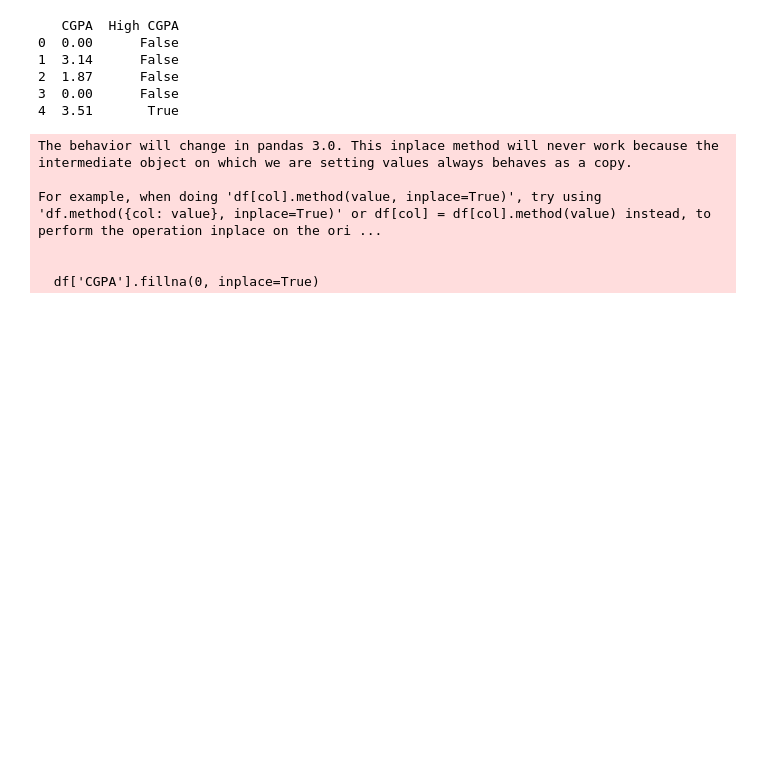
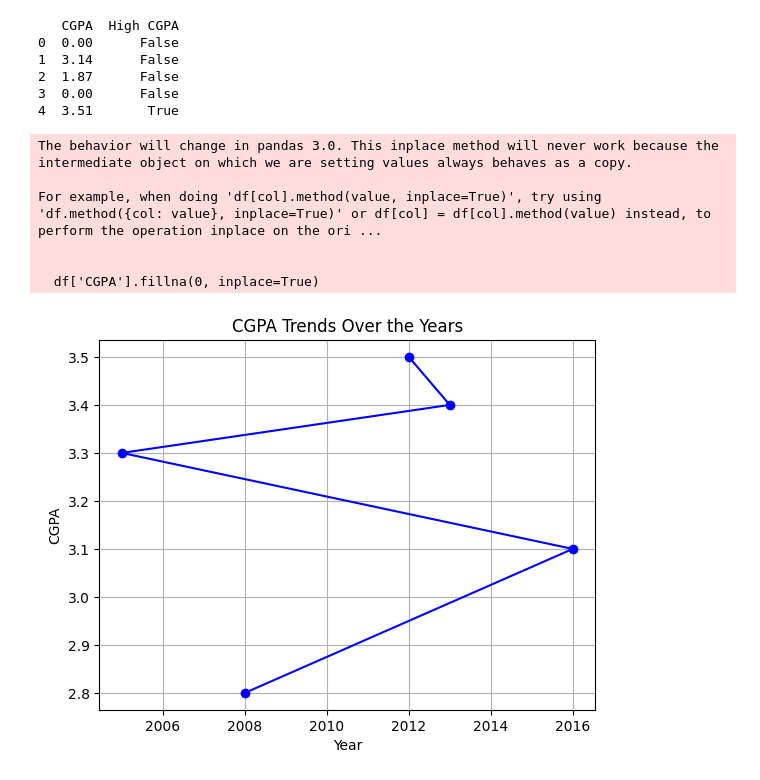
Before and after one commit to nilanusrat/bpp-01-08-DataAnalysisAndVisualize, a Jupyter notebook: BPP_01_08_DATA_ANALYZE_AND_visualize_.ipynb, the cells around one changed output. Drawn from its saved outputs; the diff is of its cells as text; code cells hidden in the pictures; blank space fills up the shorter version.

```diff
--- a/BPP_01_08_DATA_ANALYZE_AND_visualize_.ipynb
+++ b/BPP_01_08_DATA_ANALYZE_AND_visualize_.ipynb
@@ -109,3 +109,20 @@ For example, when doing 'df[col].method(value, inplace=True)', try using 'df.met
 
 
   df['CGPA'].fillna(0, inplace=True)
+# %%
+# Generate a line graph of CGPA trends over the years
+import matplotlib.pyplot as plt
+
+years = [2008, 2016, 2005, 2013, 2012]
+cgpa = [2.8, 3.1, 3.3, 3.4, 3.5]  # Sample CGPA values
+
+plt.plot(years, cgpa, marker='o', linestyle='-', color='b')
+
+plt.title('CGPA Trends Over the Years')
+plt.xlabel('Year')
+plt.ylabel('CGPA')
+
+plt.grid(True)
+plt.show()
+# %% [output]
+[figure, added]
```
